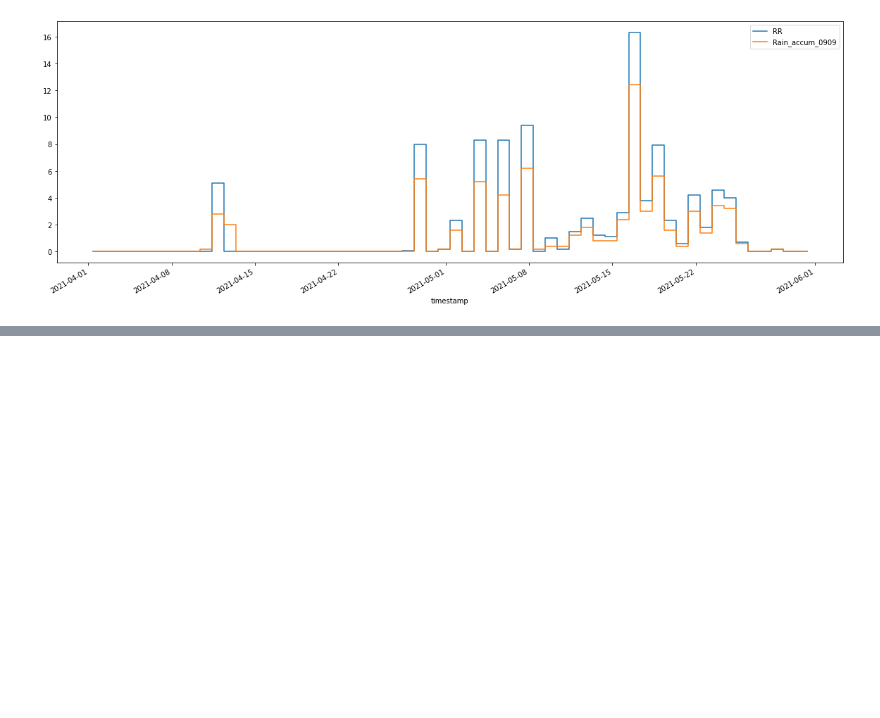
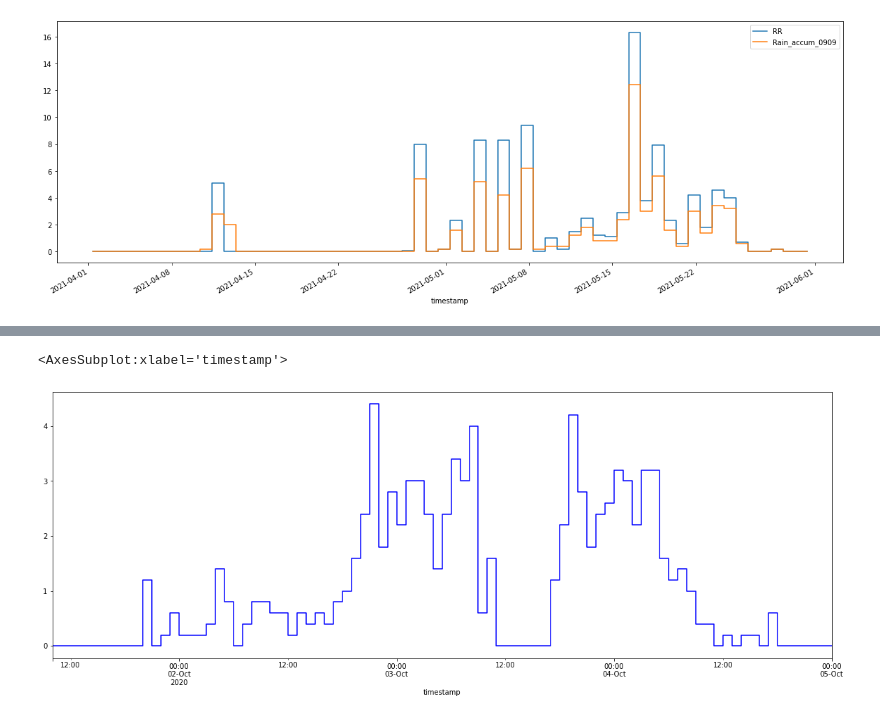
Before and after one commit to cjw296/irrigation, a Jupyter notebook: rain_reconcile.ipynb, the cells around one changed output, grey strips where cells are left out. Drawn from its saved outputs; the diff is of its cells as text; code cells hidden in the pictures; blank space fills up the shorter version.

```diff
--- a/rain_reconcile.ipynb
+++ b/rain_reconcile.ipynb
@@ -68,0 +78,7 @@ ax.legend()
+# %%
+hourly_rain = load_hourly(variables=['Rain'])
+# %%
+hourly_rain['2020-10-01 10:00':'2020-10-05 00:00']['Rain'].plot(drawstyle='steps', label='Hourly Rainfall (mm)', color='blue')
+# %% [output]
+<AxesSubplot:xlabel='timestamp'>
+[figure, added]
```
Also changed, not shown: parts of 8 cells of this notebook.
